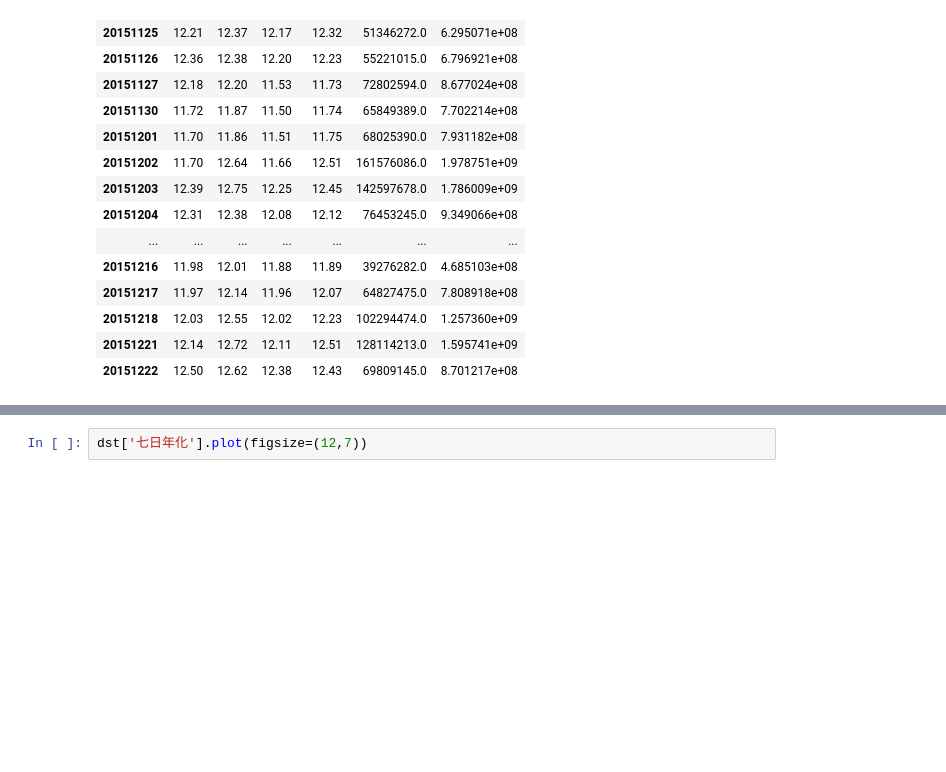
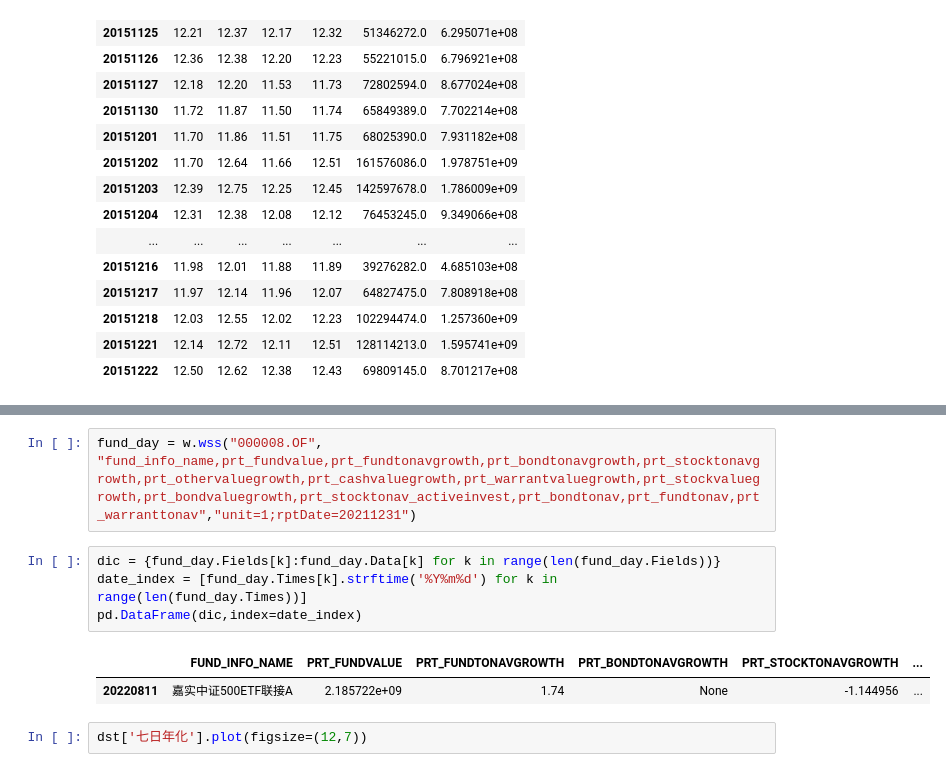
Before and after one commit to Steve-Selite/THU_Byte, a Jupyter notebook: Data/基金数据爬取.ipynb, the cells around one changed output, grey strips where cells are left out. Drawn from its saved outputs; the diff is of its cells as text; blank space fills up the shorter version.

```diff
--- a/Data/基金数据爬取.ipynb
+++ b/Data/基金数据爬取.ipynb
@@ -88,3 +123,12 @@ pd.DataFrame(dic,index=date_index)
+# %%
+fund_day = w.wss("000008.OF", "fund_info_name,prt_fundvalue,prt_fundtonavgrowth,prt_bondtonavgrowth,prt_stocktonavgrowth,prt_othervaluegrowth,prt_cashvaluegrowth,prt_warrantvaluegrowth,prt_stockvaluegrowth,prt_bondvaluegrowth,prt_stocktonav_activeinvest,prt_bondtonav,prt_fundtonav,prt_warranttonav","unit=1;rptDate=20211231")
+# %%
+dic = {fund_day.Fields[k]:fund_day.Data[k] for k in range(len(fund_day.Fields))}
+date_index = [fund_day.Times[k].strftime('%Y%m%d') for k in range(len(fund_day.Times))]
+pd.DataFrame(dic,index=date_index)
+# %% [output]
+|  | FUND_INFO_NAME | PRT_FUNDVALUE | PRT_FUNDTONAVGROWTH | PRT_BONDTONAVGROWTH | PRT_STOCKTONAVGROWTH | ... |
+| 20220811 | 嘉实中证500ETF联接A | 2.185722e+09 | 1.74 | None | -1.144956 | ... |
 # %%
 dst['七日年化'].plot(figsize=(12,7))
 # %% [output]
```
Also changed, not shown: parts of 5 cells of this notebook, 13 other files.
